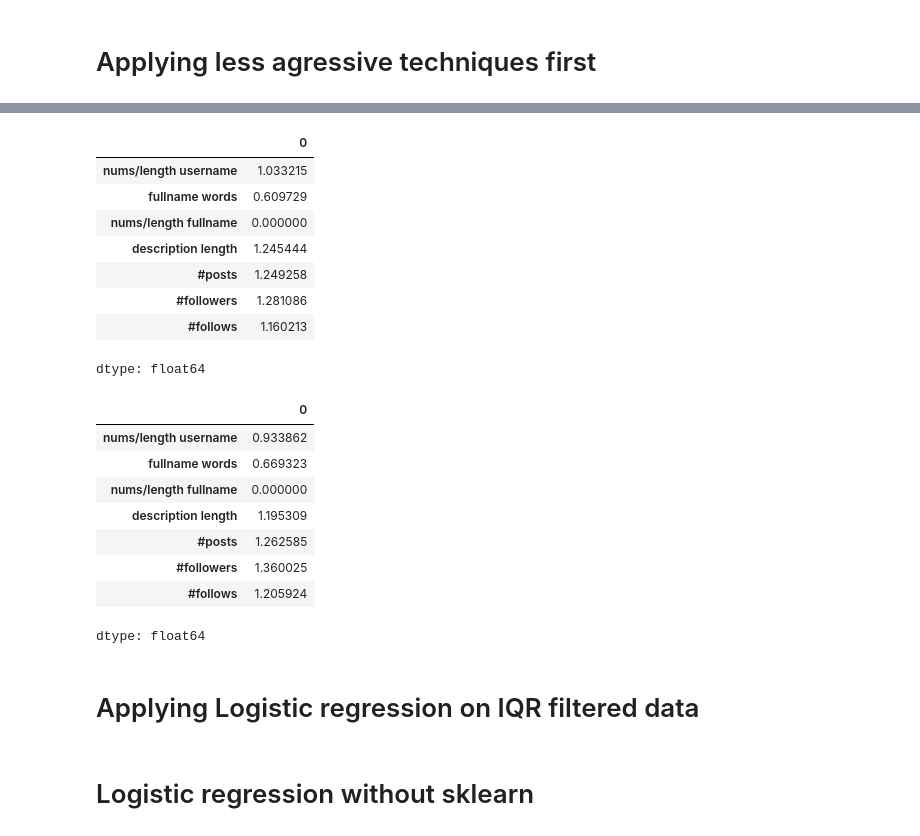
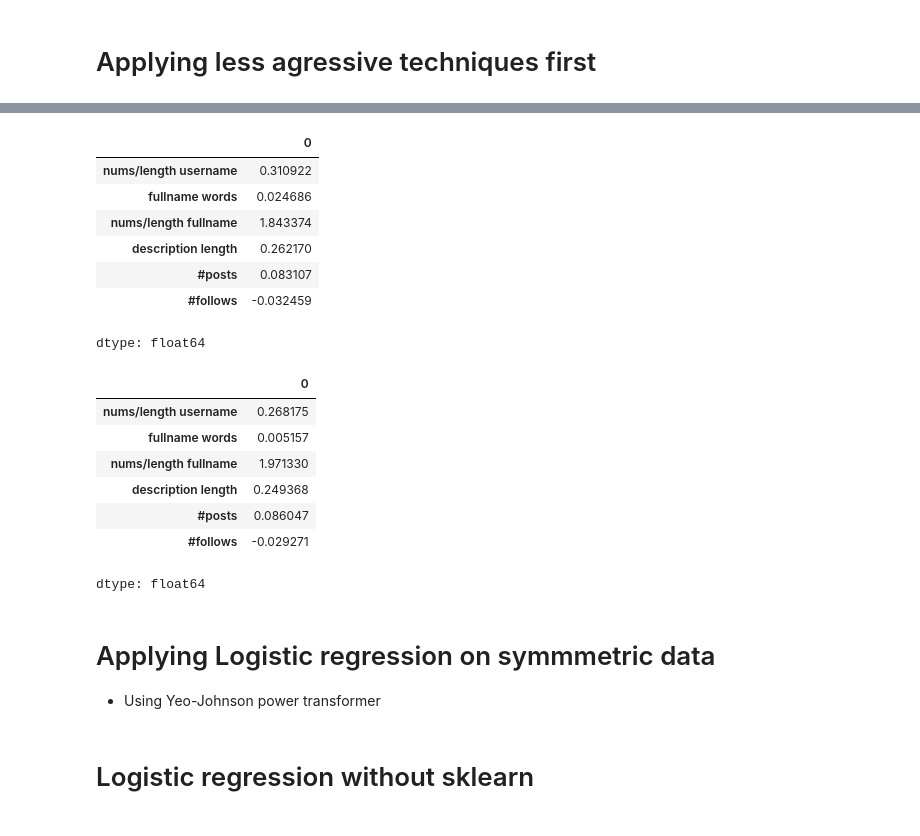
Before and after one commit to awesome786engineer/Machine-Learning-Projects, a Jupyter notebook: InstaFakeID_Detection.ipynb, the cells around one changed output, grey strips where cells are left out. Cells and saved outputs as stored; diff of their text form; code cells hidden in the pictures.

```diff
--- a/InstaFakeID_Detection.ipynb
+++ b/InstaFakeID_Detection.ipynb
@@ -223,12 +181,22 @@ external URL : ()   range : 0  1
+# %%
+from sklearn.preprocessing import PowerTransformer
+def transform(df):
+  # Explicitly create a copy to avoid SettingWithCopyWarnin
+  df = df.copy()
+  pt = PowerTransformer(method='yeo-johnson')
+  df[selected_non_binary_columns] = pt.fit_transform(df[selected_non_binary_columns])
+
+  return df # Return the modified DataFrame
+# %%
+new_train_df = transform(train_df)
 # %%
-new_train_df[non_binary_columns].skew()
+new_train_df[selected_non_binary_columns].skew()
 # %% [output]
 |  | 0 |
-| nums/length username | 1.033215 |
-| fullname words | 0.609729 |
-| nums/length fullname | 0.000000 |
-| description length | 1.245444 |
-| #posts | 1.249258 |
-| #followers | 1.281086 |
-| #follows | 1.160213 |
+| nums/length username | 0.310922 |
+| fullname words | 0.024686 |
+| nums/length fullname | 1.843374 |
+| description length | 0.262170 |
+| #posts | 0.083107 |
+| #follows | -0.032459 |
 dtype: float64
@@ -235,17 +205,17 @@ dtype: float64
 # %%
-new_test_df[non_binary_columns].skew()
+new_test_df[selected_non_binary_columns].skew()
 # %% [output]
 |  | 0 |
-| nums/length username | 0.933862 |
-| fullname words | 0.669323 |
-| nums/length fullname | 0.000000 |
-| description length | 1.195309 |
-| #posts | 1.262585 |
-| #followers | 1.360025 |
-| #follows | 1.205924 |
+| nums/length username | 0.268175 |
+| fullname words | 0.005157 |
+| nums/length fullname | 1.971330 |
+| description length | 0.249368 |
+| #posts | 0.086047 |
+| #follows | -0.029271 |
 dtype: float64
 # %% [markdown]
-# Applying Logistic regression on IQR filtered data #
+# Applying Logistic regression on symmmetric data #
+- Using Yeo-Johnson power transformer
 # %%
 from sklearn.linear_model import LogisticRegression
 from sklearn.metrics import accuracy_score, confusion_matrix, classification_report
```
Also changed, not shown: parts of 18 cells of this notebook.
